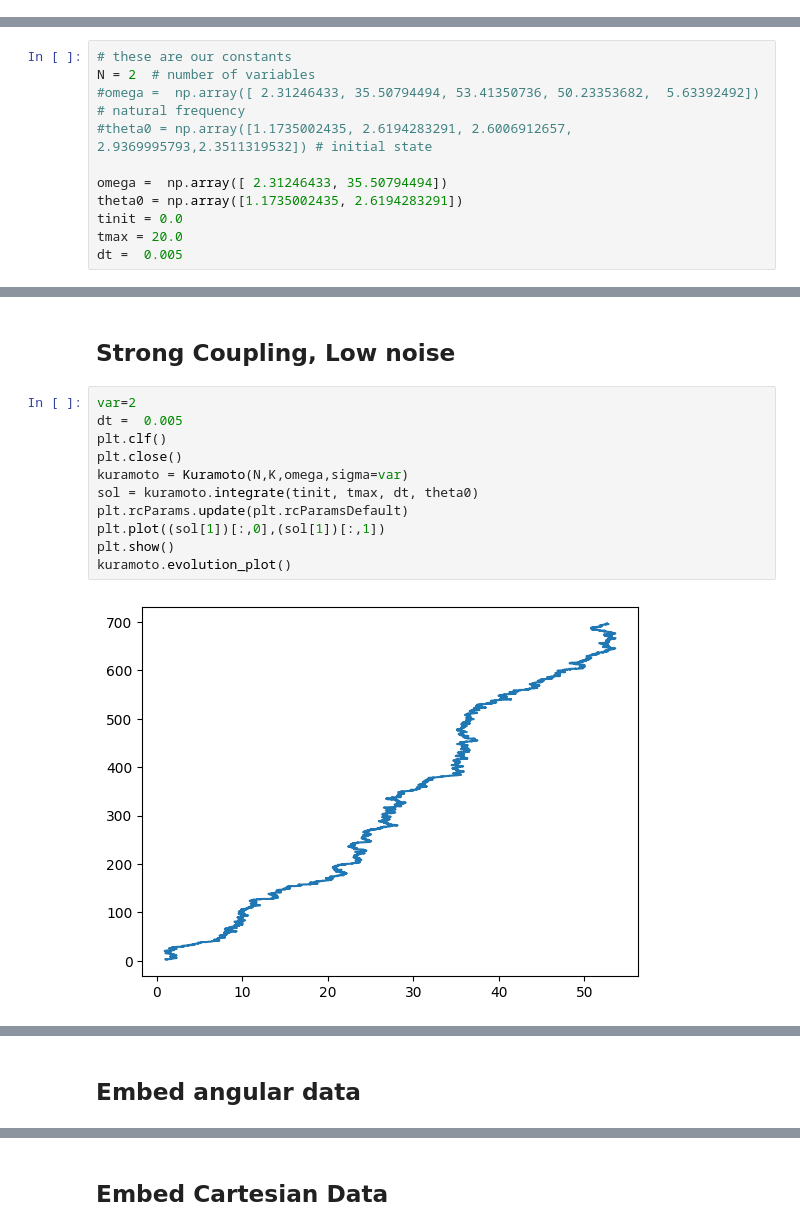
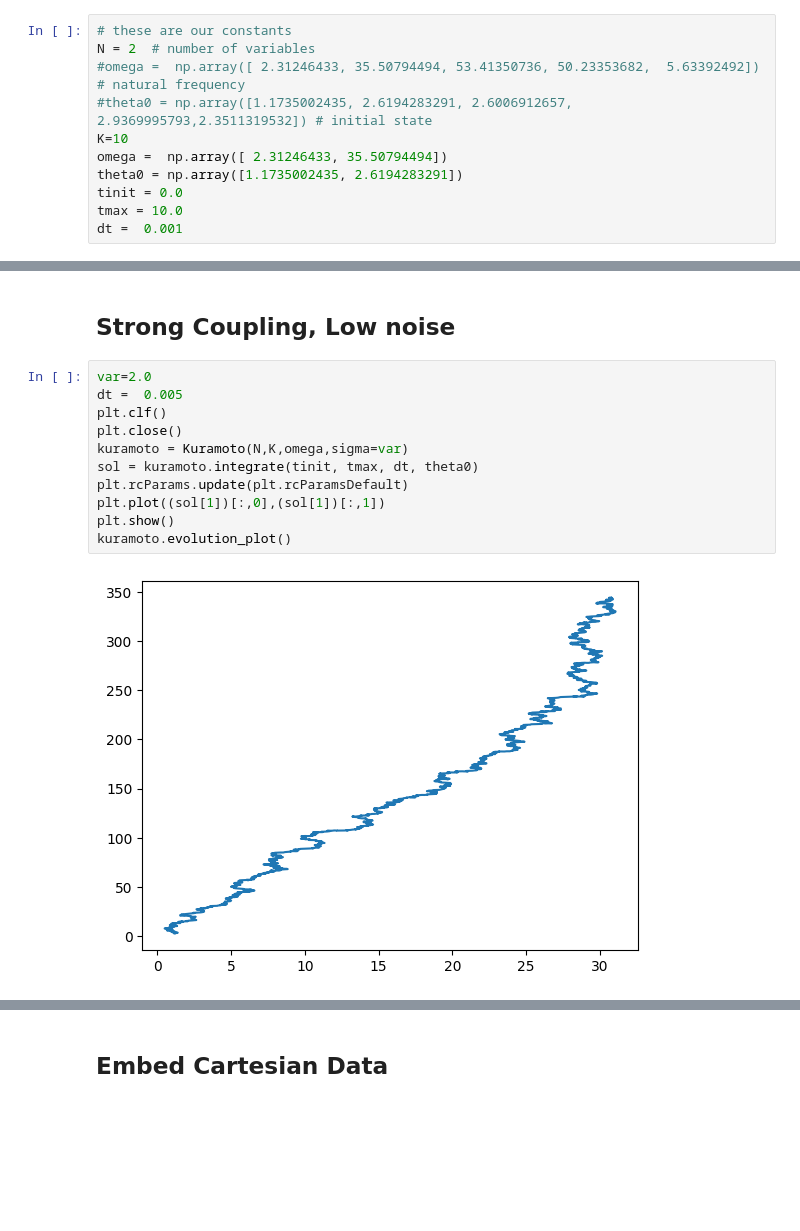
Before and after one commit to data-driven-dynamical-systems/Andre, a Jupyter notebook: Kuramoto/Manifolds.ipynb, the cells around one changed output, grey strips where cells are left out. Saved outputs shown, nothing was run; the diff lists cells and outputs as text; blank space fills up the shorter version.

```diff
--- a/Kuramoto/Manifolds.ipynb
+++ b/Kuramoto/Manifolds.ipynb
@@ -65,18 +103,18 @@ def make_manifold(X,E,tau):
+# %%
+# these are our constants
+N = 2  # number of variables
+#omega =  np.array([ 2.31246433, 35.50794494, 53.41350736, 50.23353682,  5.63392492])  # natural frequency
+#theta0 = np.array([1.1735002435, 2.6194283291, 2.6006912657, 2.9369995793,2.3511319532]) # initial state
+K=10
+omega =  np.array([ 2.31246433, 35.50794494])
+theta0 = np.array([1.1735002435, 2.6194283291])
+tinit = 0.0
+tmax = 10.0
+dt =  0.001
 # %% [markdown]
 # Deterministic Kuramoto
 # %% [markdown]
 ## Strong Coupling
-# %%
-# these are our constants
-N = 2  # number of variables
-#omega =  np.array([ 2.31246433, 35.50794494, 53.41350736, 50.23353682,  5.63392492])  # natural frequency
-#theta0 = np.array([1.1735002435, 2.6194283291, 2.6006912657, 2.9369995793,2.3511319532]) # initial state
-
-omega =  np.array([ 2.31246433, 35.50794494])
-theta0 = np.array([1.1735002435, 2.6194283291])
-tinit = 0.0
-tmax = 20.0
-dt =  0.005
 # %% [markdown]
 ### Actual Data Embedding
 # %%
@@ -380,15 +178,15 @@ plt.show()
 # %% [markdown]
 ## Strong Coupling, Low noise
 # %%
-var=2
+var=2.0
 dt =  0.005
 plt.clf()
 plt.close()
 kuramoto = Kuramoto(N,K,omega,sigma=var)
 sol = kuramoto.integrate(tinit, tmax, dt, theta0)
 plt.rcParams.update(plt.rcParamsDefault)
 plt.plot((sol[1])[:,0],(sol[1])[:,1])
 plt.show()
 kuramoto.evolution_plot()
 # %% [output]
-[figure, old version]
+[figure, new version]
@@ -396,2 +193,0 @@ kuramoto.evolution_plot()
-# %% [markdown]
-## Embed angular data
```
Also changed, not shown: parts of 37 cells of this notebook, 1 other file.
